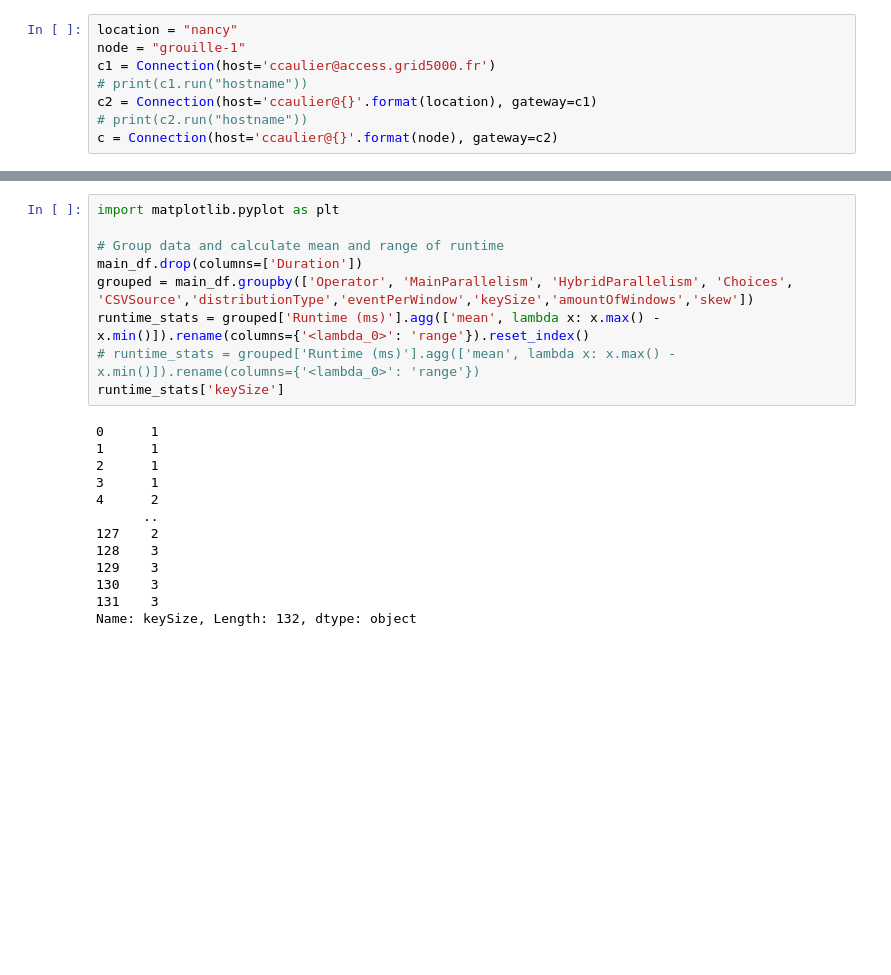
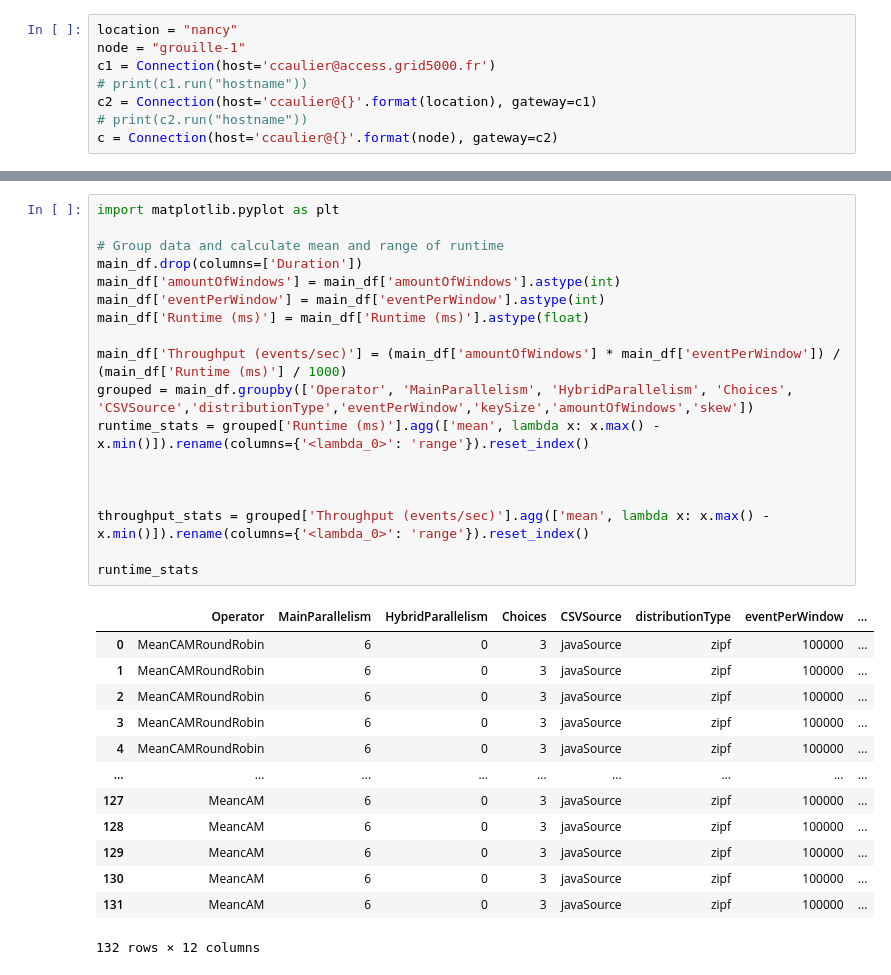
Before and after one commit to camillecaulier/flinkThesisImplem, a Jupyter notebook: src/main/python/multipleExperiments.ipynb, the cells around one changed output, grey strips where cells are left out. Cells and saved outputs as stored; diff of their text form; blank space fills up the shorter version.

```diff
--- a/src/main/python/multipleExperiments.ipynb
+++ b/src/main/python/multipleExperiments.ipynb
@@ -202,23 +169,33 @@ main_df
 # %%
 import matplotlib.pyplot as plt
 
 # Group data and calculate mean and range of runtime
 main_df.drop(columns=['Duration'])
+main_df['amountOfWindows'] = main_df['amountOfWindows'].astype(int)
+main_df['eventPerWindow'] = main_df['eventPerWindow'].astype(int)
+main_df['Runtime (ms)'] = main_df['Runtime (ms)'].astype(float)
+
+main_df['Throughput (events/sec)'] = (main_df['amountOfWindows'] * main_df['eventPerWindow']) / (main_df['Runtime (ms)'] / 1000)
 grouped = main_df.groupby(['Operator', 'MainParallelism', 'HybridParallelism', 'Choices', 'CSVSource','distributionType','eventPerWindow','keySize','amountOfWindows','skew'])
 runtime_stats = grouped['Runtime (ms)'].agg(['mean', lambda x: x.max() - x.min()]).rename(columns={'<lambda_0>': 'range'}).reset_index()
-# runtime_stats = grouped['Runtime (ms)'].agg(['mean', lambda x: x.max() - x.min()]).rename(columns={'<lambda_0>': 'range'})
-runtime_stats['keySize']
+
+
+
+throughput_stats = grouped['Throughput (events/sec)'].agg(['mean', lambda x: x.max() - x.min()]).rename(columns={'<lambda_0>': 'range'}).reset_index()
+
+runtime_stats
 # %% [output]
+|  | Operator | MainParallelism | HybridParallelism | Choices | CSVSource | distributionType | eventPerWindow | ... |
+| 0 | MeanCAMRoundRobin | 6 | 0 | 3 | javaSource | zipf | 100000 | ... |
+| 1 | MeanCAMRoundRobin | 6 | 0 | 3 | javaSource | zipf | 100000 | ... |
+| 2 | MeanCAMRoundRobin | 6 | 0 | 3 | javaSource | zipf | 100000 | ... |
+| 3 | MeanCAMRoundRobin | 6 | 0 | 3 | javaSource | zipf | 100000 | ... |
+| 4 | MeanCAMRoundRobin | 6 | 0 | 3 | javaSource | zipf | 100000 | ... |
+| ... | ... | ... | ... | ... | ... | ... | ... | ... |
+| 127 | MeancAM | 6 | 0 | 3 | javaSource | zipf | 100000 | ... |
+| 128 | MeancAM | 6 | 0 | 3 | javaSource | zipf | 100000 | ... |
+| 129 | MeancAM | 6 | 0 | 3 | javaSource | zipf | 100000 | ... |
+| 130 | MeancAM | 6 | 0 | 3 | javaSource | zipf | 100000 | ... |
+| 131 | MeancAM | 6 | 0 | 3 | javaSource | zipf | 100000 | ... |
-0      1
-1      1
-2      1
-3      1
-4      2
-      ..
-127    2
-128    3
-129    3
-130    3
-131    3
-Name: keySize, Length: 132, dtype: object
+132 rows × 12 columns
 # %%
```
Also changed, not shown: parts of 9 cells of this notebook, 13 other files.
